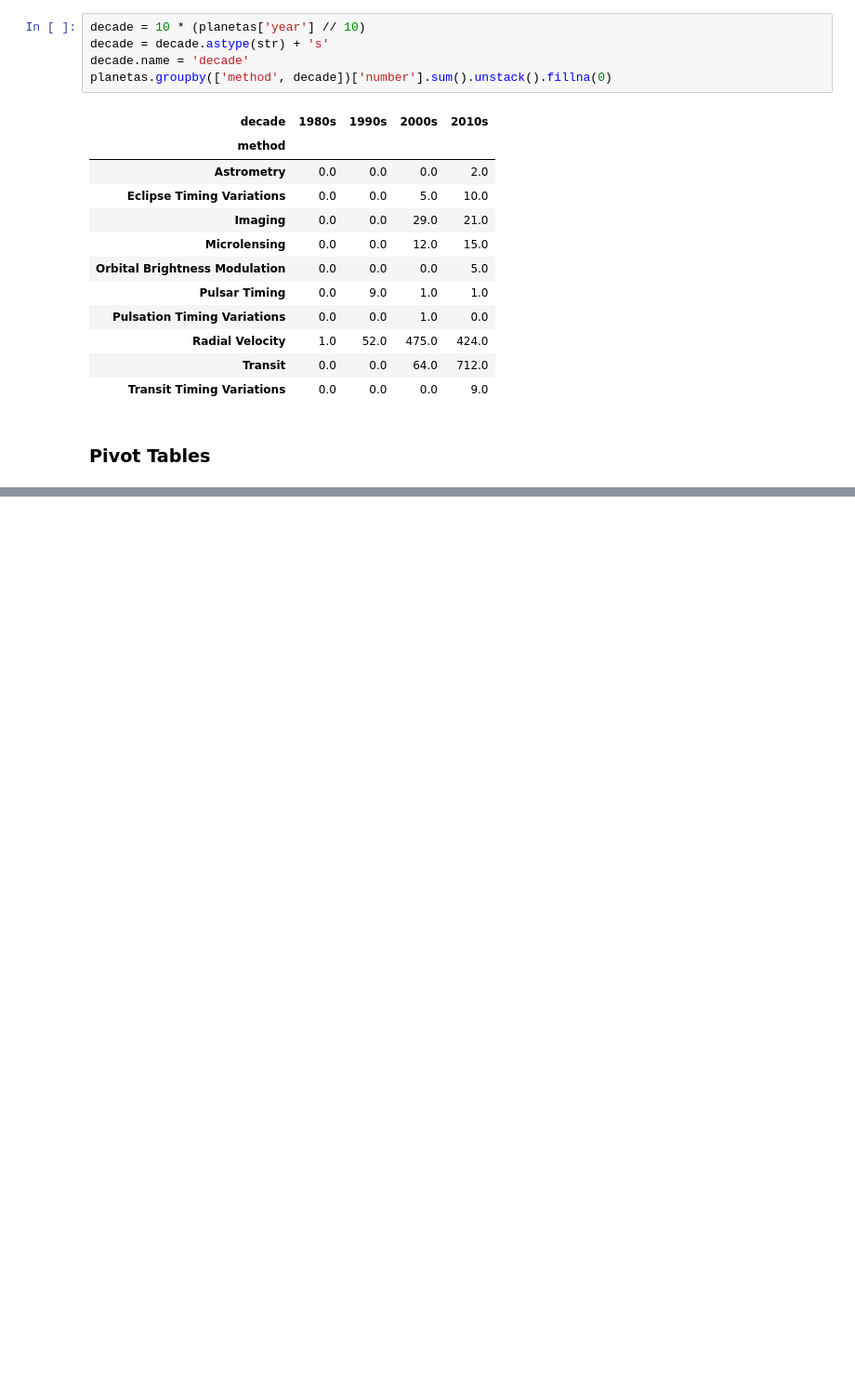
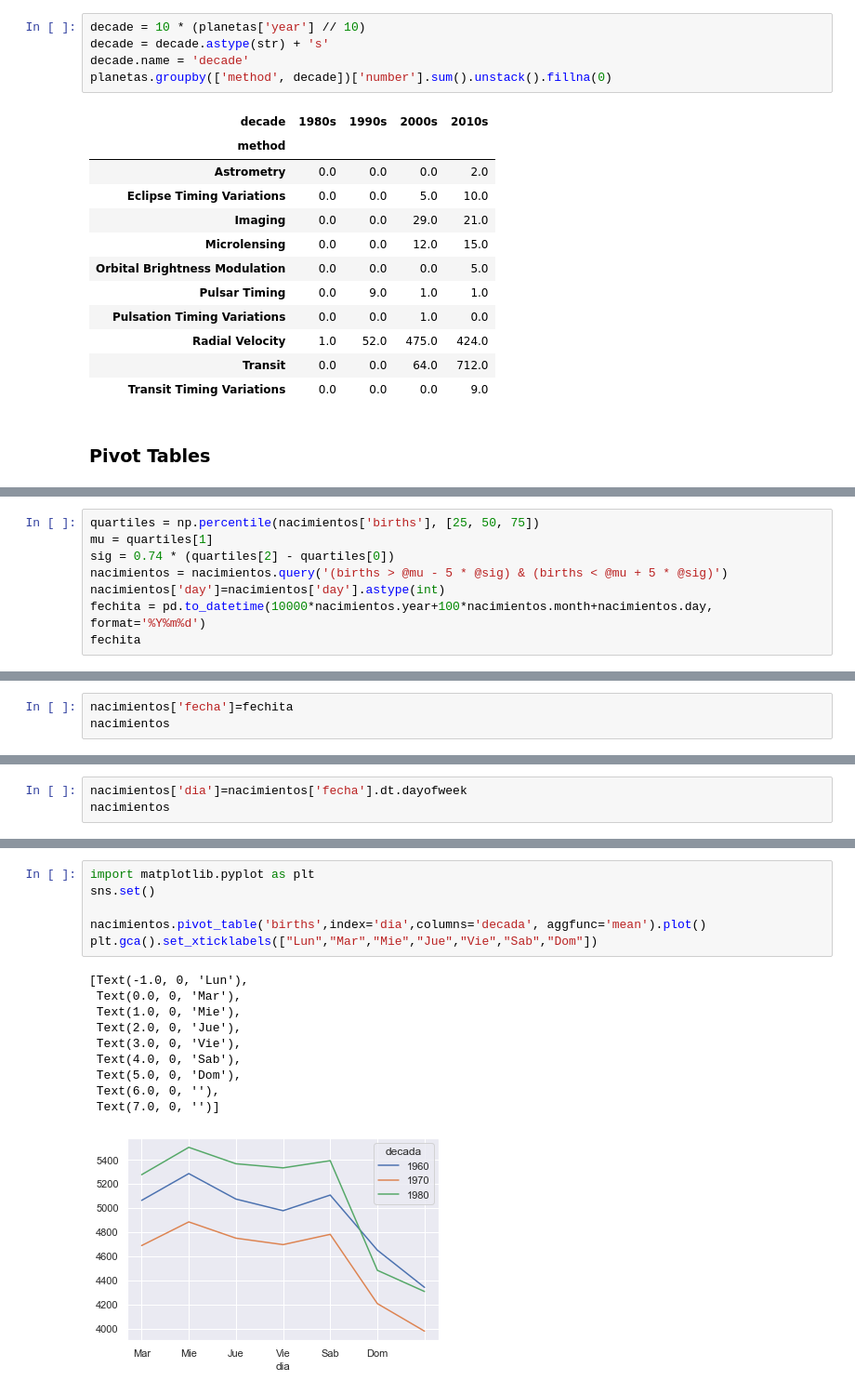
Before and after one commit to WilderGitHub/MCD, a Jupyter notebook: I. 01 Introducción Ciencia de Datos/EstamosPracticandoPalExamen.ipynb, the cells around one changed output, grey strips where cells are left out. Shown at 93% size. Saved outputs shown, nothing was run; the diff lists cells and outputs as text; blank space fills up the shorter version.

```diff
--- a/I. 01 Introducción Ciencia de Datos/EstamosPracticandoPalExamen.ipynb
+++ b/I. 01 Introducción Ciencia de Datos/EstamosPracticandoPalExamen.ipynb
@@ -1120,0 +1194,8 @@ planetas.groupby(['method', decade])['number'].sum().unstack().fillna(0)
+# %%
+quartiles = np.percentile(nacimientos['births'], [25, 50, 75])
+mu = quartiles[1]
+sig = 0.74 * (quartiles[2] - quartiles[0])
+nacimientos = nacimientos.query('(births > @mu - 5 * @sig) & (births < @mu + 5 * @sig)')
+nacimientos['day']=nacimientos['day'].astype(int)
+fechita = pd.to_datetime(10000*nacimientos.year+100*nacimientos.month+nacimientos.day, format='%Y%m%d')
+fechita
@@ -1120,0 +1220,3 @@ planetas.groupby(['method', decade])['number'].sum().unstack().fillna(0)
+# %%
+nacimientos['fecha']=fechita
+nacimientos
@@ -1120,0 +1242,3 @@ planetas.groupby(['method', decade])['number'].sum().unstack().fillna(0)
+# %%
+nacimientos['dia']=nacimientos['fecha'].dt.dayofweek
+nacimientos
@@ -1120,0 +1259,17 @@ planetas.groupby(['method', decade])['number'].sum().unstack().fillna(0)
+# %%
+import matplotlib.pyplot as plt
+sns.set()
+
+nacimientos.pivot_table('births',index='dia',columns='decada', aggfunc='mean').plot()
+plt.gca().set_xticklabels(["Lun","Mar","Mie","Jue","Vie","Sab","Dom"])
+# %% [output]
+[Text(-1.0, 0, 'Lun'),
+ Text(0.0, 0, 'Mar'),
+ Text(1.0, 0, 'Mie'),
+ Text(2.0, 0, 'Jue'),
+ Text(3.0, 0, 'Vie'),
+ Text(4.0, 0, 'Sab'),
+ Text(5.0, 0, 'Dom'),
+ Text(6.0, 0, ''),
+ Text(7.0, 0, '')]
+[figure, added]
```
Also changed, not shown: parts of 14 cells of this notebook, 3 other files.
